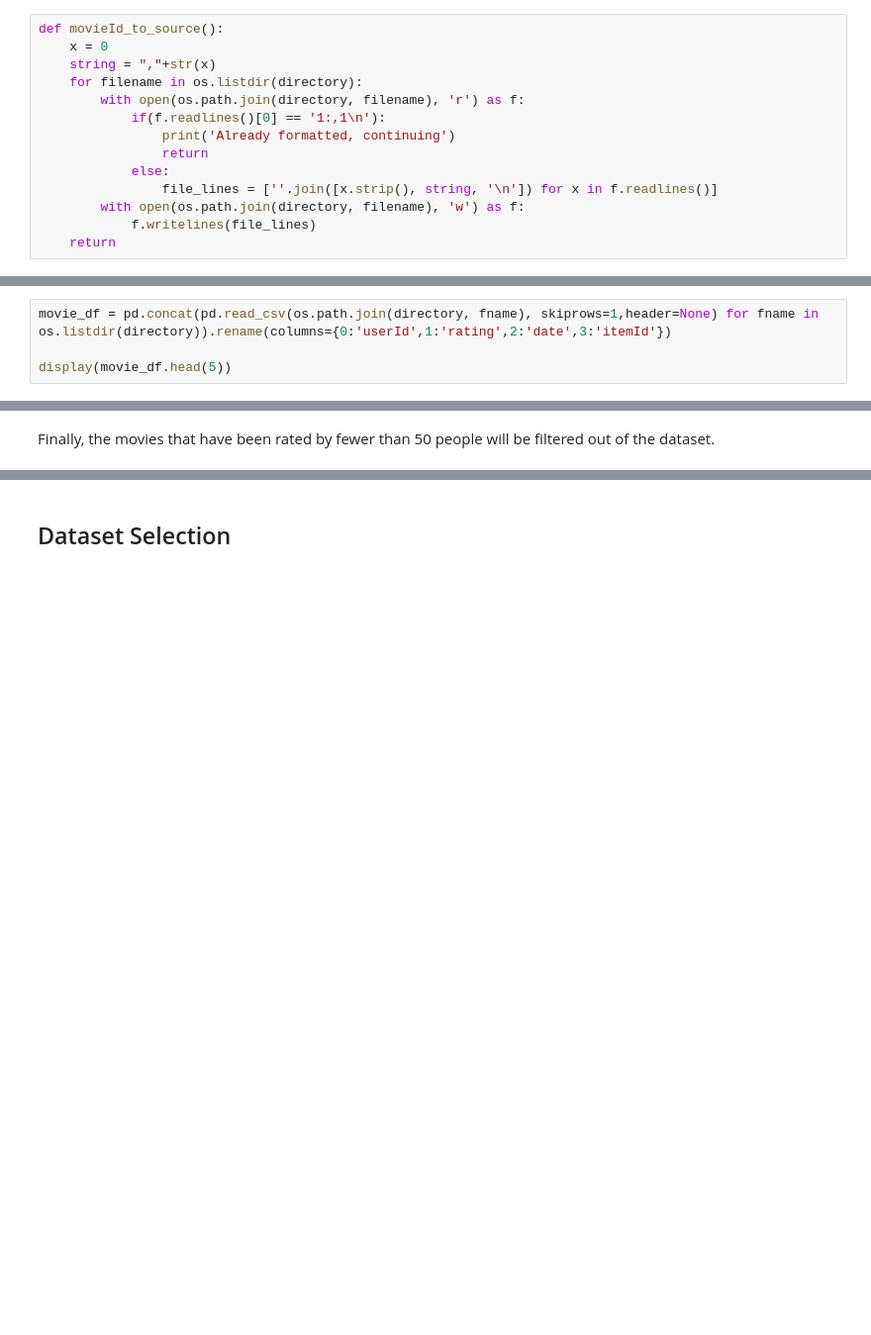
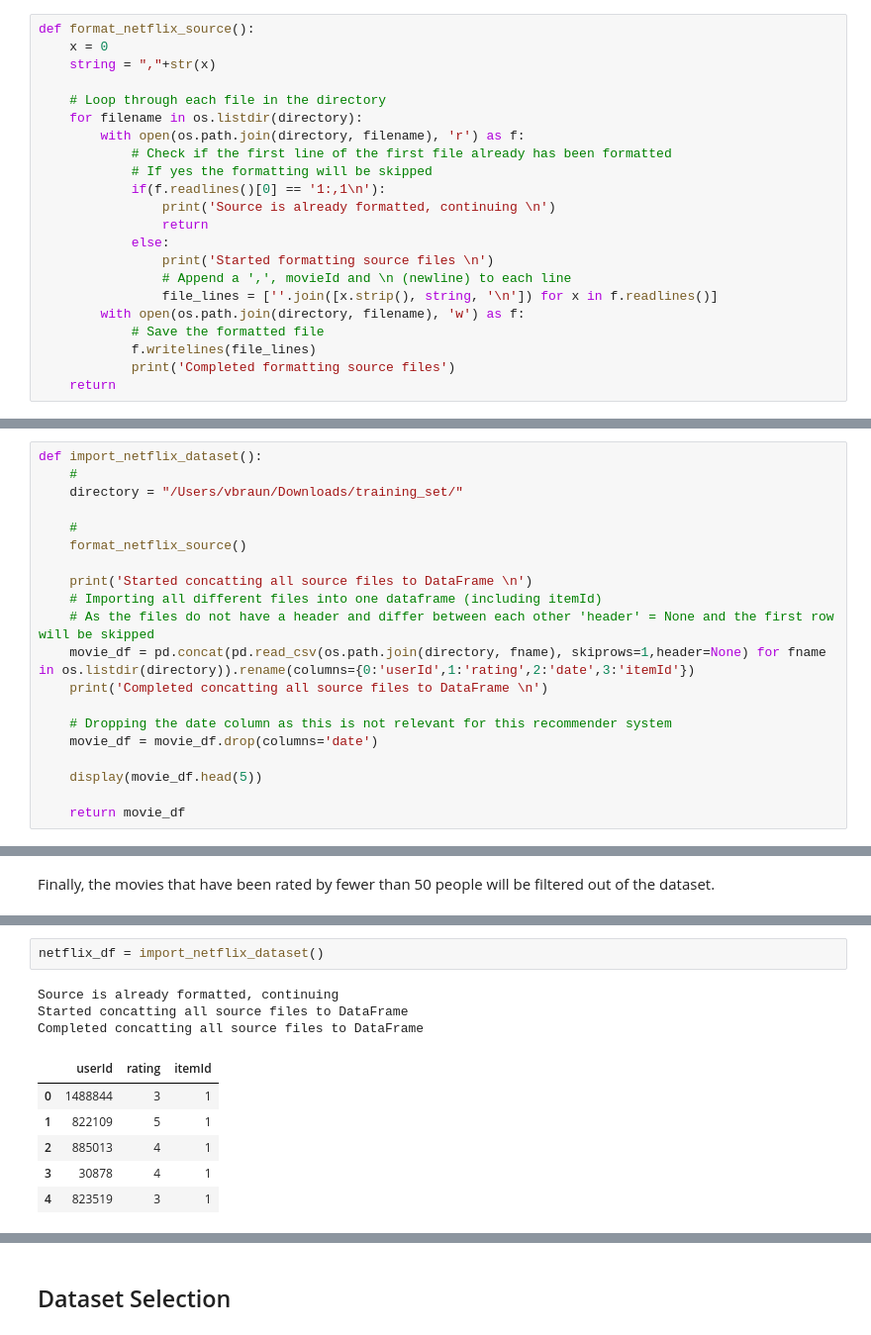
Before and after one commit to ValentijnBraun/RecSys_SDM, a Jupyter notebook: RecSys_Netflix_SVD_ValentijnBraun.ipynb, the cells around one changed output, grey strips where cells are left out. Shown at 99% size. Drawn from its saved outputs; the diff is of its cells as text; blank space fills up the shorter version.

Commit message:
Added functions to import & filter Netflix dataset

```diff
--- a/RecSys_Netflix_SVD_ValentijnBraun.ipynb
+++ b/RecSys_Netflix_SVD_ValentijnBraun.ipynb
@@ -40,16 +38,24 @@ directory = "/Users/vbraun/Downloads/training_set/"
 # %% [markdown]
 Code to append movieId to each record in all of the source files if this has not been executed earlier. This will allow all the source files to be loaded into a dataframe with one line of code and without having to add the movieId seperately before concatting the sourcefiles.
 # %%
-def movieId_to_source():
+def format_netflix_source():
     x = 0
     string = ","+str(x)
+
+    # Loop through each file in the directory
     for filename in os.listdir(directory):
         with open(os.path.join(directory, filename), 'r') as f:
+            # Check if the first line of the first file already has been formatted
+            # If yes the formatting will be skipped
             if(f.readlines()[0] == '1:,1\n'):
-                print('Already formatted, continuing')
+                print('Source is already formatted, continuing \n')
                 return
             else:
+                print('Started formatting source files \n')
+                # Append a ',', movieId and \n (newline) to each line
                 file_lines = [''.join([x.strip(), string, '\n']) for x in f.readlines()]
         with open(os.path.join(directory, filename), 'w') as f:
+            # Save the formatted file
             f.writelines(file_lines)
+            print('Completed formatting source files')
     return
@@ -60,6 +62,22 @@ Already formatted, continuing
 # %% [markdown]
 Creating the movie dataframe by concatting all the sourcefiles without their title (skiprows=1). Concluding with naming the columns.
 # %%
-movie_df = pd.concat(pd.read_csv(os.path.join(directory, fname), skiprows=1,header=None) for fname in os.listdir(directory)).rename(columns={0:'userId',1:'rating',2:'date',3:'itemId'})
+def import_netflix_dataset():
+    #
+    directory = "/Users/vbraun/Downloads/training_set/"
 
-display(movie_df.head(5))
+    #
+    format_netflix_source()
+
+    print('Started concatting all source files to DataFrame \n')
+    # Importing all different files into one dataframe (including itemId)
+    # As the files do not have a header and differ between each other 'header' = None and the first row will be skipped
+    movie_df = pd.concat(pd.read_csv(os.path.join(directory, fname), skiprows=1,header=None) for fname in os.listdir(directory)).rename(columns={0:'userId',1:'rating',2:'date',3:'itemId'})
+    print('Completed concatting all source files to DataFrame \n')
+
+    # Dropping the date column as this is not relevant for this recommender system
+    movie_df = movie_df.drop(columns='date')
+
+    display(movie_df.head(5))
+
+    return movie_df
@@ -122,0 +119,12 @@ Length of dataset: 44209
+# %%
+netflix_df = import_netflix_dataset()
+# %% [output]
+Source is already formatted, continuing
+Started concatting all source files to DataFrame
+Completed concatting all source files to DataFrame
+|  | userId | rating | itemId |
+| 0 | 1488844 | 3 | 1 |
+| 1 | 822109 | 5 | 1 |
+| 2 | 885013 | 4 | 1 |
+| 3 | 30878 | 4 | 1 |
+| 4 | 823519 | 3 | 1 |
```
Also changed, not shown: parts of 26 cells of this notebook.
